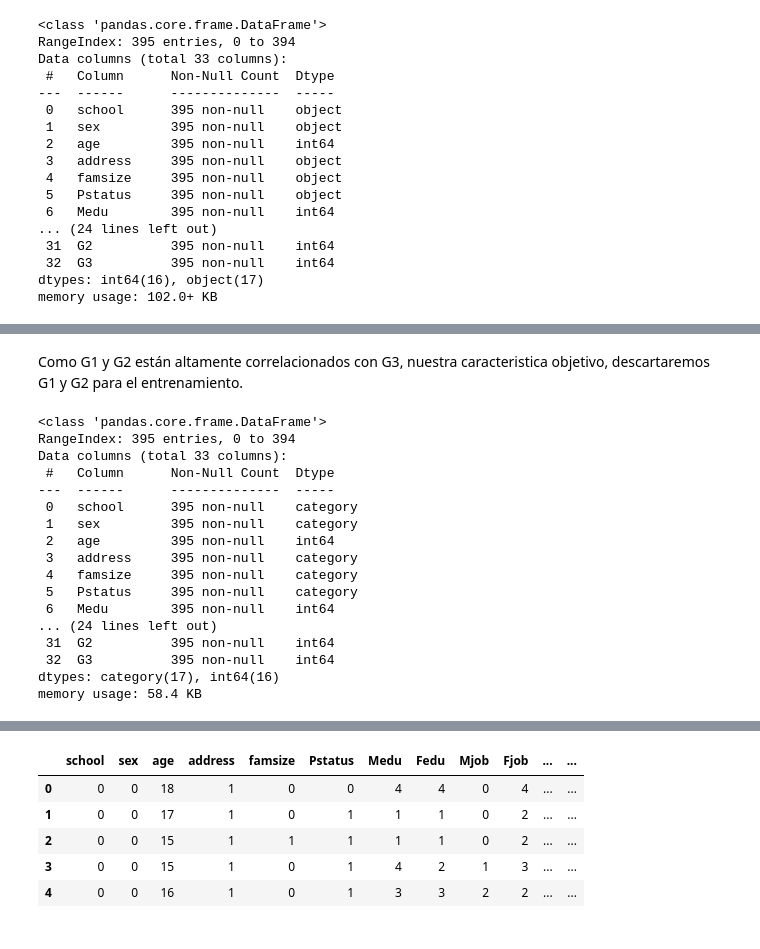
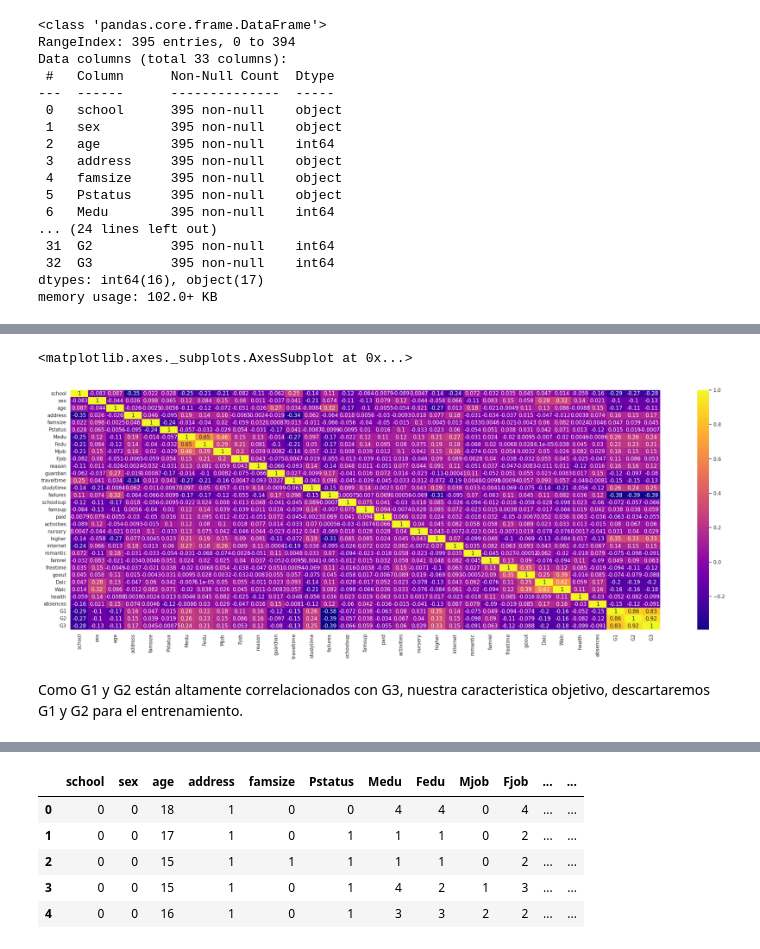
Before and after one commit to csanjuan99/ia-students-predictions-project, a Jupyter notebook: ia-project.ipynb, the cells around one changed output, grey strips where cells are left out. Saved outputs shown, nothing was run; the diff lists cells and outputs as text; code cells hidden in the pictures.

```diff
--- a/ia-project.ipynb
+++ b/ia-project.ipynb
@@ -89,0 +192,5 @@ memory usage: 102.0+ KB
+# %%
+#@title **Cambiamos las propiedades objeto en caracteristica por categoria**
+for labels, content in data_2.items():
+    if pd.api.types.is_string_dtype(content):
+        data_2[labels] = content.astype("category").cat.as_ordered()
@@ -89,0 +217,5 @@ memory usage: 102.0+ KB
+# %%
+#@title **Ahora los valores de nuestras categorias los cambiamos a valores numericos tratables**
+for labels, content in data_2.items():
+    if not pd.api.types.is_numeric_dtype(content):
+        data_2[labels] = pd.Categorical(content).codes
@@ -117,2 +282,8 @@ sns.heatmap(df_mat.corr(), cmap='plasma', annot=True)
+# %%
+plt.figure(figsize=(30,10), dpi=100)
+sns.heatmap(data_2.corr(), cmap='plasma', annot=True)
+# %% [output]
+<matplotlib.axes._subplots.AxesSubplot at 0x...>
+[figure, added]
 # %% [markdown]
 Como G1 y G2 están altamente correlacionados con G3, nuestra caracteristica objetivo, descartaremos G1 y G2 para el entrenamiento.
@@ -124,20 +289,0 @@ for labels, content in df_mat.items():
-# %%
-df_mat.info()
-# %% [output]
-<class 'pandas.core.frame.DataFrame'>
-RangeIndex: 395 entries, 0 to 394
-Data columns (total 33 columns):
- #   Column      Non-Null Count  Dtype
----  ------      --------------  -----
- 0   school      395 non-null    category
- 1   sex         395 non-null    category
- 2   age         395 non-null    int64
- 3   address     395 non-null    category
- 4   famsize     395 non-null    category
- 5   Pstatus     395 non-null    category
- 6   Medu        395 non-null    int64
-... (24 lines left out)
- 31  G2          395 non-null    int64
- 32  G3          395 non-null    int64
-dtypes: category(17), int64(16)
-memory usage: 58.4 KB
```
Also changed, not shown: parts of 51 cells of this notebook.
